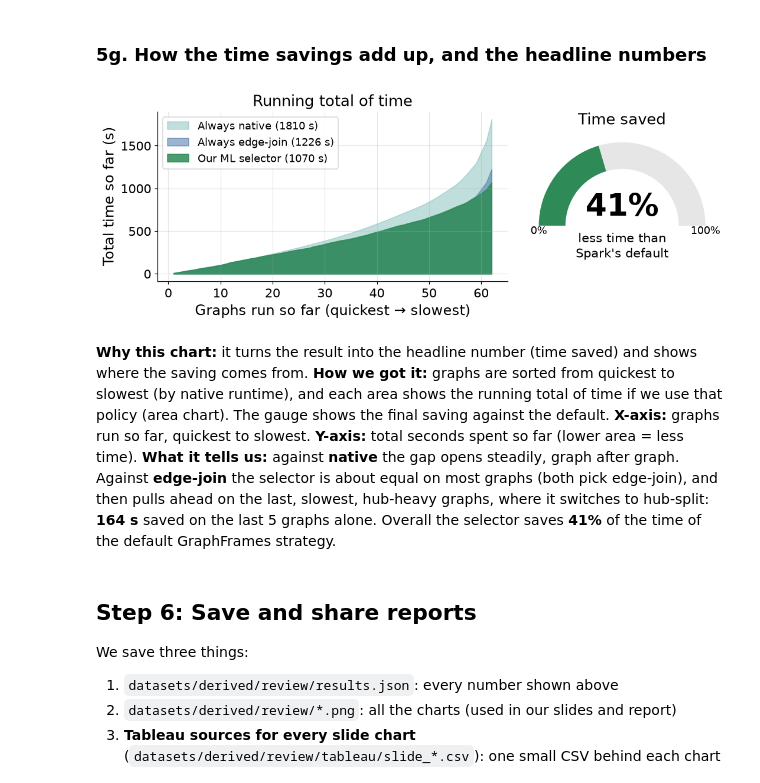
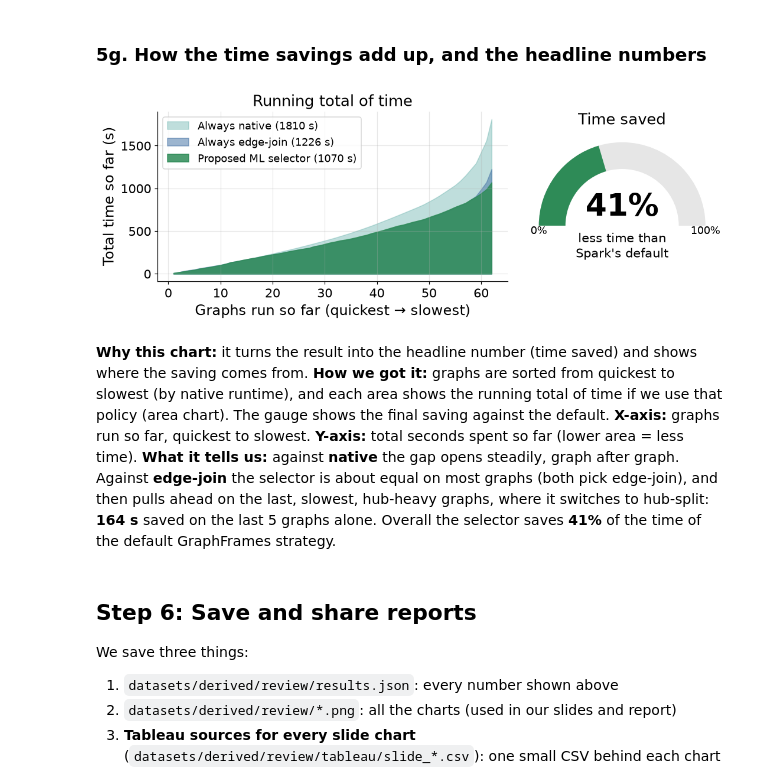
Before and after one commit to Harshil24Agrawal/big-data, a Jupyter notebook: notebooks/selector.ipynb, the cells around one changed output. Saved outputs shown, nothing was run; the diff lists cells and outputs as text; code cells hidden in the pictures.

```diff
--- a/notebooks/selector.ipynb
+++ b/notebooks/selector.ipynb
@@ -501,7 +510,7 @@ display(POL.round(2)); RES["policies_LOGO"] = POL.round(4).to_dict(orient="index
 TIME3 = POL.loc[["Always native", "Always edge-join", "ML selector"], "total_time_s"]
 with plt.rc_context(SLIDE):
     fig, ax = plt.subplots(figsize=(5.1, 3.2))
-    b = ax.barh(["Always native\n(Spark default)", "Always edge-join", "Our ML selector"], TIME3.values, color=[C["base"], C["base"], C["ours"]])
+    b = ax.barh(["Always native\n(Spark default)", "Always edge-join", "Proposed ML selector"], TIME3.values, color=[C["base"], C["base"], C["ours"]])
     ax.bar_label(b, labels=[f"{v:.0f} s" for v in TIME3.values], padding=4, fontsize=14)
     ax.set_xlim(0, 2250); ax.set_xlabel("Total time for all 62 graphs (s)\nlower is better", fontsize=13); ax.tick_params(labelsize=12)
     save_slide(fig, "slide_total_time.png")
@@ -540,7 +549,7 @@ display(POL_T.round(2)); RES["policies_test9"] = POL_T.round(4).to_dict(orient="
 TEST4 = POL_T.loc[["Always native", "Always hub-split", "Always edge-join", "ML selector"], "mean_regret_pct"]
 with plt.rc_context(SLIDE):
     fig, ax = plt.subplots(figsize=(10, 3.6))
-    b = ax.bar(["Always native", "Always hub-split", "Always edge-join", "Our ML selector"], TEST4.values, color=[C["base"]] * 3 + [C["ours"]], width=.6)
+    b = ax.bar(["Always native", "Always hub-split", "Always edge-join", "Proposed ML selector"], TEST4.values, color=[C["base"]] * 3 + [C["ours"]], width=.6)
     ax.bar_label(b, labels=[f"{x:.1f}%" for x in TEST4.values], fontsize=15, padding=2)
     ax.set_ylabel("How much slower than\nthe fastest method (%)"); ax.set_ylim(0, 92); ax.set_title("On 9 new graphs the model never saw (lower is better)")
     save_slide(fig, "slide_unseen_test.png")
@@ -567,31 +576,31 @@ and 80.1% for always native. These test graphs include heavy-hub cases, where a
 # %%
 ordr = np.argsort(T[:, 1])                                   # graphs from fastest to slowest (under native)
 xs = np.arange(1, len(df) + 1)
 cum = {n: np.cumsum(T[ordr, k]) for n, k in [("Always native", 1), ("Always edge-join", 0)]}
 cum["ML selector"] = np.cumsum(T[ordr, pick[ordr]])
 saved = (1 - POL.loc["ML selector", "total_time_s"] / POL.loc["Always native", "total_time_s"]) * 100
 # Slide chart (slide "Results of Classification 3/4"): running total (area) + gauge
 with plt.rc_context(SLIDE):
     fig, ax = plt.subplots(1, 2, figsize=(10, 3.9), gridspec_kw={"width_ratios": [1.75, 1]})
     ax[0].fill_between(xs, cum["Always native"], color=C["native"], alpha=.45, label=f"Always native ({cum['Always native'][-1]:.0f} s)")
     ax[0].fill_between(xs, cum["Always edge-join"], color=C["edge-join"], alpha=.55, label=f"Always edge-join ({cum['Always edge-join'][-1]:.0f} s)")
-    ax[0].fill_between(xs, cum["ML selector"], color=C["ours"], alpha=.85, label=f"Our ML selector ({cum['ML selector'][-1]:.0f} s)")
+    ax[0].fill_between(xs, cum["ML selector"], color=C["ours"], alpha=.85, label=f"Proposed ML selector ({cum['ML selector'][-1]:.0f} s)")
     ax[0].set_xlabel("Graphs run so far (quickest → slowest)"); ax[0].set_ylabel("Total time so far (s)"); ax[0].legend(loc="upper left", fontsize=12); ax[0].set_title("Running total of time")
     a = ax[1]; a.axis("off"); a.set_xlim(-1.2, 1.2); a.set_ylim(-.45, 1.15); a.set_aspect("equal")
     a.add_patch(Wedge((0, 0), 1, 0, 180, width=.32, fc="#e6e6e6")); a.add_patch(Wedge((0, 0), 1, 180 - 180 * saved / 100, 180, width=.32, fc=C["ours"]))
     a.text(0, .12, f"{saved:.0f}%", ha="center", fontsize=34, weight="bold"); a.text(0, -.25, "less time than\nSpark's default", ha="center", fontsize=14, va="center")
     a.text(-1, -.1, "0%", ha="center", fontsize=12); a.text(1, -.1, "100%", ha="center", fontsize=12); a.set_title("Time saved", fontsize=17)
     save_slide(fig, "slide_running_total.png")
 RES["time_saved_vs_native_pct"] = round(float(saved), 2)
 last5 = (cum["Always edge-join"][-1] - cum["Always edge-join"][-6]) - (cum["ML selector"][-1] - cum["ML selector"][-6])
 display(Markdown(f"""**Why this chart:** it turns the result into the headline number (time saved) and shows where the saving comes from.
 **How we got it:** graphs are sorted from quickest to slowest (by native runtime), and each area shows the running total of time if we use that policy (area chart). The gauge shows the final saving against the default.
 **X-axis:** graphs run so far, quickest to slowest. **Y-axis:** total seconds spent so far (lower area = less time).
 **What it tells us:** against **native** the gap opens steadily, graph after graph. Against **edge-join** the selector is about equal on most graphs (both pick edge-join),
 and then pulls ahead on the last, slowest, hub-heavy graphs, where it switches to hub-split: **{last5:.0f} s** saved on the last 5 graphs alone.
 Overall the selector saves **{saved:.0f}%** of the time of the default GraphFrames strategy."""))
 # %% [output]
-[figure, old version]
+[figure, new version]
 **Why this chart:** it turns the result into the headline number (time saved) and shows where the saving comes from.
 **How we got it:** graphs are sorted from quickest to slowest (by native runtime), and each area shows the running total of time if we use that policy (area chart). The gauge shows the final saving against the default.
 **X-axis:** graphs run so far, quickest to slowest. **Y-axis:** total seconds spent so far (lower area = less time).
```
Also changed, not shown: parts of 6 cells of this notebook, 4 other files.
